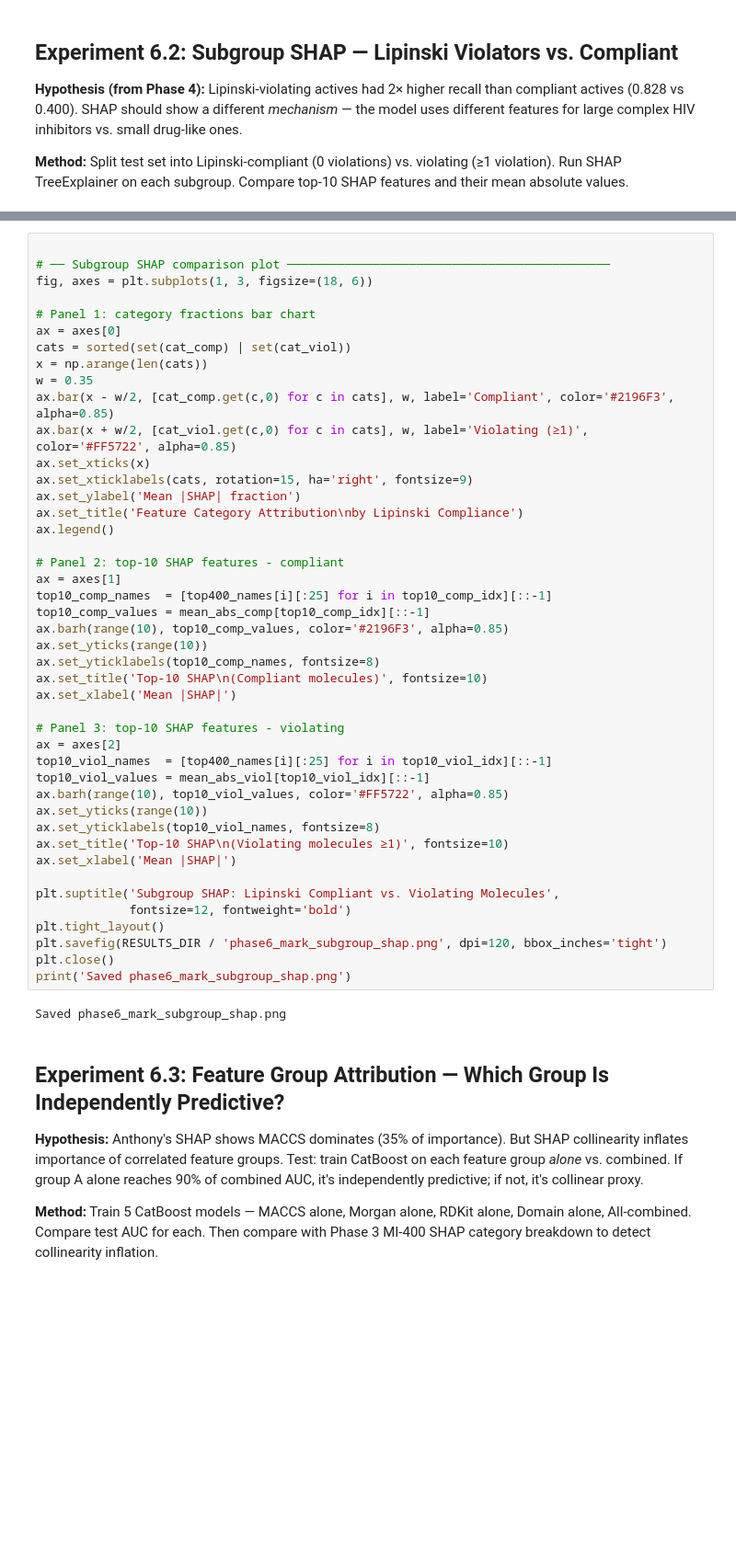
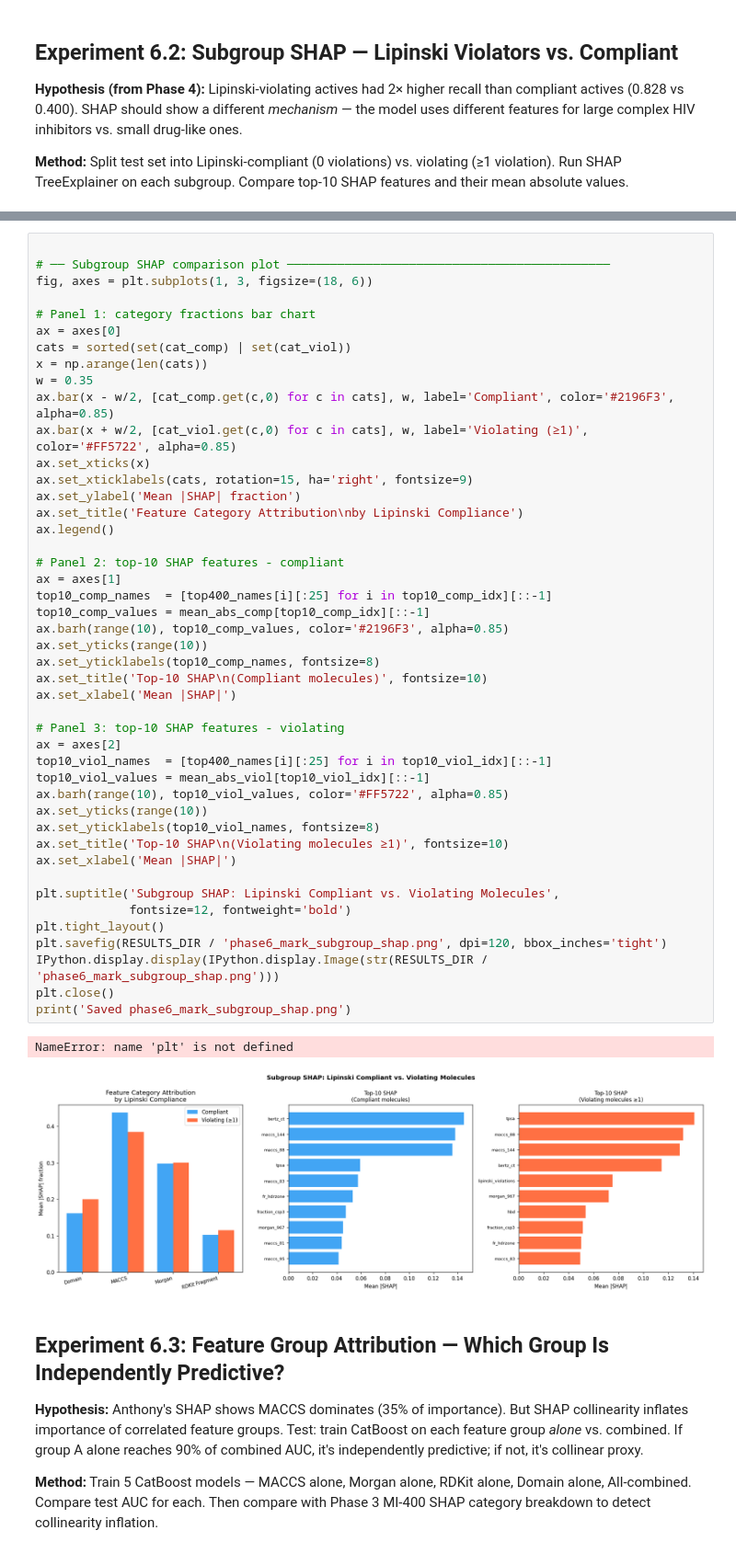
Before and after one commit to anthonyrodrigues443/Drug-Molecule-Property-Prediction, a Jupyter notebook: notebooks/phase6_mark_explainability.ipynb, the cells around one changed output, grey strips where cells are left out. Shown at 92% size. Drawn from its saved outputs; the diff is of its cells as text; blank space fills up the shorter version.

```diff
--- a/notebooks/phase6_mark_explainability.ipynb
+++ b/notebooks/phase6_mark_explainability.ipynb
@@ -495,34 +438,36 @@ ax.set_ylabel('Mean |SHAP| fraction')
 ax.set_title('Feature Category Attribution\nby Lipinski Compliance')
 ax.legend()
 
 # Panel 2: top-10 SHAP features - compliant
 ax = axes[1]
 top10_comp_names  = [top400_names[i][:25] for i in top10_comp_idx][::-1]
 top10_comp_values = mean_abs_comp[top10_comp_idx][::-1]
 ax.barh(range(10), top10_comp_values, color='#2196F3', alpha=0.85)
 ax.set_yticks(range(10))
 ax.set_yticklabels(top10_comp_names, fontsize=8)
 ax.set_title('Top-10 SHAP\n(Compliant molecules)', fontsize=10)
 ax.set_xlabel('Mean |SHAP|')
 
 # Panel 3: top-10 SHAP features - violating
 ax = axes[2]
 top10_viol_names  = [top400_names[i][:25] for i in top10_viol_idx][::-1]
 top10_viol_values = mean_abs_viol[top10_viol_idx][::-1]
 ax.barh(range(10), top10_viol_values, color='#FF5722', alpha=0.85)
 ax.set_yticks(range(10))
 ax.set_yticklabels(top10_viol_names, fontsize=8)
 ax.set_title('Top-10 SHAP\n(Violating molecules ≥1)', fontsize=10)
 ax.set_xlabel('Mean |SHAP|')
 
 plt.suptitle('Subgroup SHAP: Lipinski Compliant vs. Violating Molecules',
              fontsize=12, fontweight='bold')
 plt.tight_layout()
 plt.savefig(RESULTS_DIR / 'phase6_mark_subgroup_shap.png', dpi=120, bbox_inches='tight')
+IPython.display.display(IPython.display.Image(str(RESULTS_DIR / 'phase6_mark_subgroup_shap.png')))
 plt.close()
 print('Saved phase6_mark_subgroup_shap.png')
 # %% [output]
-Saved phase6_mark_subgroup_shap.png
+NameError: name 'plt' is not defined
+[figure, added]
 # %% [markdown]
 ## Experiment 6.3: Feature Group Attribution — Which Group Is Independently Predictive?
 **Hypothesis:** Anthony's SHAP shows MACCS dominates (35% of importance). But SHAP collinearity inflates importance of correlated feature groups. Test: train CatBoost on each feature group *alone* vs. combined. If group A alone reaches 90% of combined AUC, it's independently predictive; if not, it's collinear proxy.
```
Also changed, not shown: parts of 15 cells of this notebook, 7 other files.
